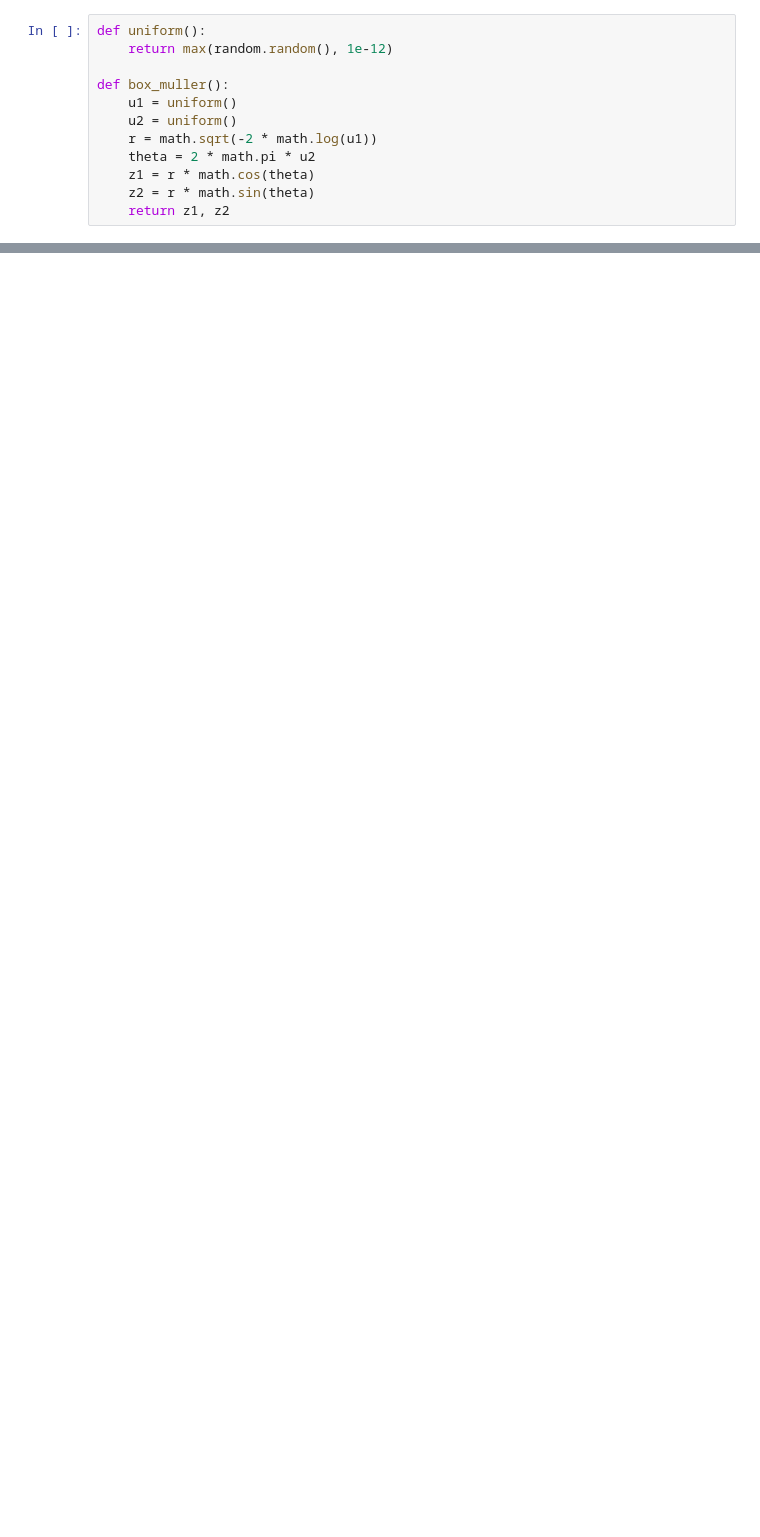
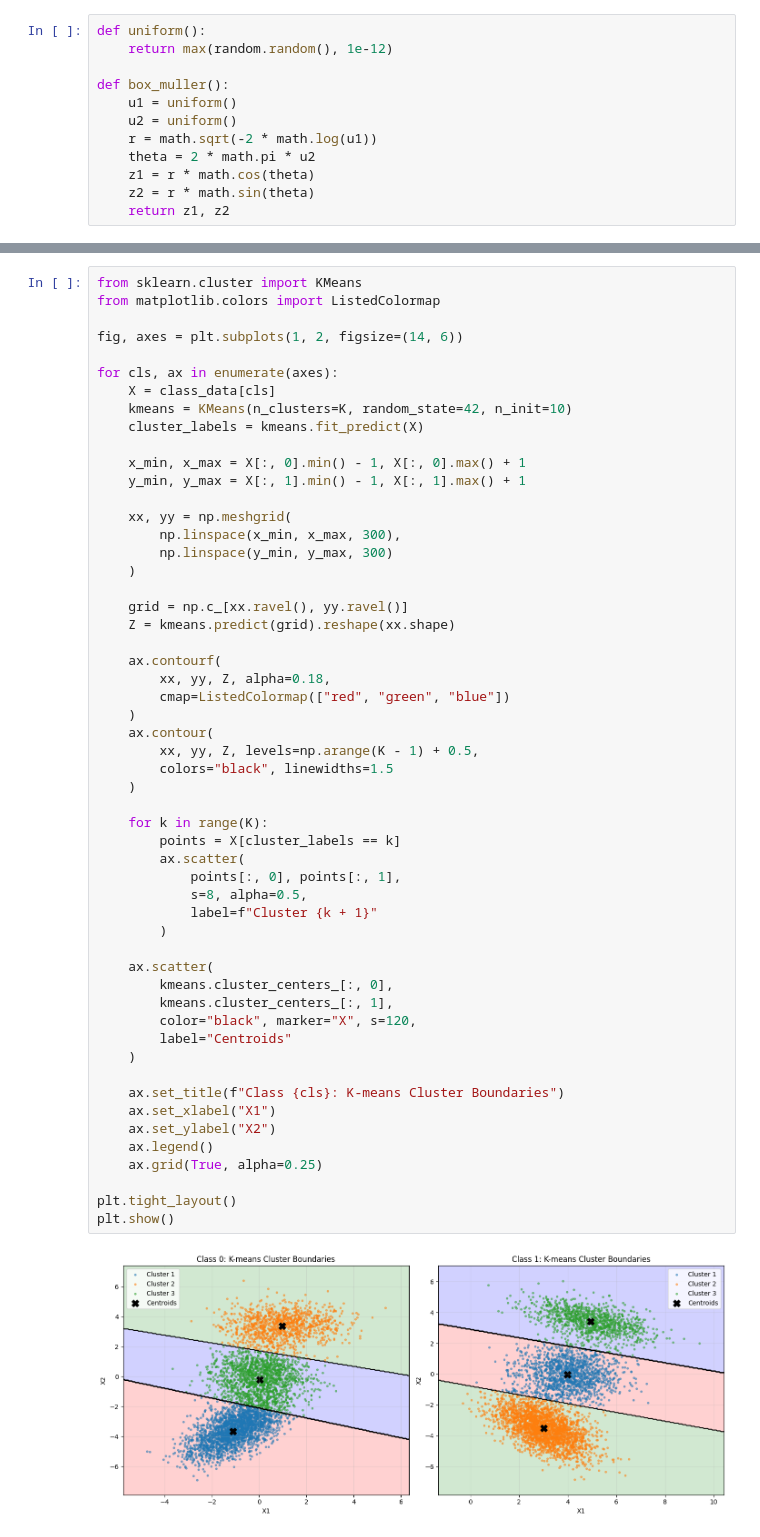
Before and after one commit to KrithikChidM/PrmlLab, a Jupyter notebook: Lab6/code.ipynb, the cells around one changed output, grey strips where cells are left out. Cells and saved outputs as stored; diff of their text form; blank space fills up the shorter version.

```diff
--- a/Lab6/code.ipynb
+++ b/Lab6/code.ipynb
@@ -653,0 +182,56 @@ Classification Accuracy: 99.67%
+# %%
+from sklearn.cluster import KMeans
+from matplotlib.colors import ListedColormap
+
+fig, axes = plt.subplots(1, 2, figsize=(14, 6))
+
+for cls, ax in enumerate(axes):
+    X = class_data[cls]
+    kmeans = KMeans(n_clusters=K, random_state=42, n_init=10)
+    cluster_labels = kmeans.fit_predict(X)
+
+    x_min, x_max = X[:, 0].min() - 1, X[:, 0].max() + 1
+    y_min, y_max = X[:, 1].min() - 1, X[:, 1].max() + 1
+
+    xx, yy = np.meshgrid(
+        np.linspace(x_min, x_max, 300),
+        np.linspace(y_min, y_max, 300)
+    )
+
+    grid = np.c_[xx.ravel(), yy.ravel()]
+    Z = kmeans.predict(grid).reshape(xx.shape)
+
+    ax.contourf(
+        xx, yy, Z, alpha=0.18,
+        cmap=ListedColormap(["red", "green", "blue"])
+    )
+    ax.contour(
+        xx, yy, Z, levels=np.arange(K - 1) + 0.5,
+        colors="black", linewidths=1.5
+    )
+
+    for k in range(K):
+        points = X[cluster_labels == k]
+        ax.scatter(
+            points[:, 0], points[:, 1],
+            s=8, alpha=0.5,
+            label=f"Cluster {k + 1}"
+        )
+
+    ax.scatter(
+        kmeans.cluster_centers_[:, 0],
+        kmeans.cluster_centers_[:, 1],
+        color="black", marker="X", s=120,
+        label="Centroids"
+    )
+
+    ax.set_title(f"Class {cls}: K-means Cluster Boundaries")
+    ax.set_xlabel("X1")
+    ax.set_ylabel("X2")
+    ax.legend()
+    ax.grid(True, alpha=0.25)
+
+plt.tight_layout()
+plt.show()
+# %% [output]
+[figure, added]
```
Also changed, not shown: parts of 19 cells of this notebook.
